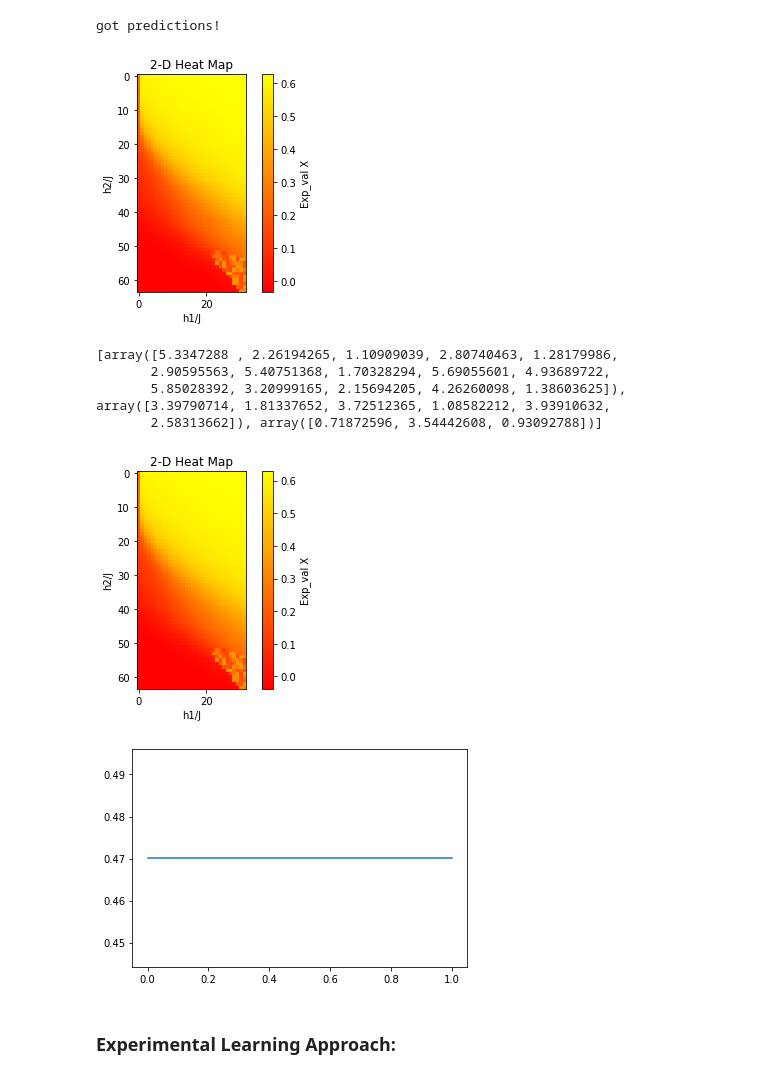
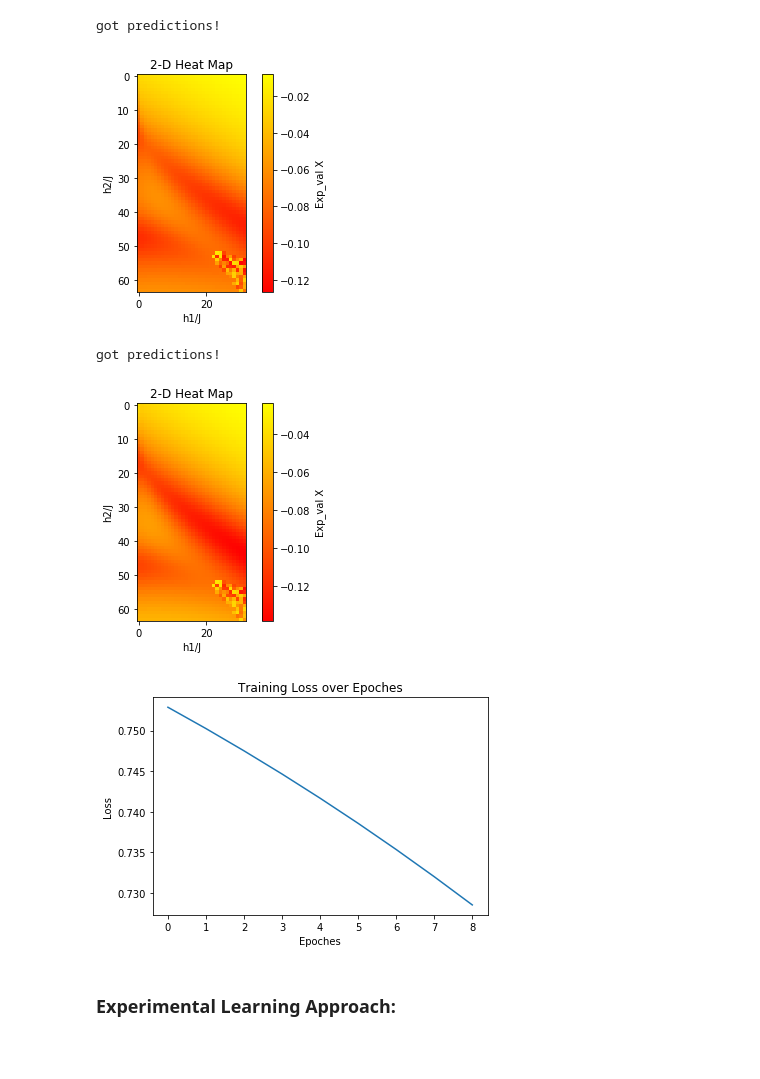
Before and after one commit to Jaybsoni/Quantum-Convolutional-Neural-Networks, a Jupyter notebook: qml/QCNN testing .ipynb, the cells around one changed output. Cells and saved outputs as stored; diff of their text form; code cells hidden in the pictures; blank space fills up the shorter version.

Commit message:
fully tested! qml module ready to go

```diff
--- a/qml/QCNN testing .ipynb
+++ b/qml/QCNN testing .ipynb
@@ -65,13 +38,40 @@ initial_params = copy.deepcopy(my_qcnn.params)
+# %%
+## Model
+my_qcnn = q.Qcnn(num_qubits)
+
+## Add Custom layer:
+legacy_fully_connected_layer = cl.get_legacy_fc_layer(num_qubits // 3)  # because we will be pooling out 2/3 of the qubits
+my_qcnn.Layers[legacy_fully_connected_layer.name] = legacy_fully_connected_layer # we have to add it to our model class variable
+
+
+## def structure:
+my_qcnn.add_layer(my_qcnn.Layers["legacy_conv4_layer"], kwargs={"label":"C4_1"} )
+my_qcnn.add_layer(my_qcnn.Layers["legacy_conv_layer"], kwargs={"label": "C2"})
+# my_qcnn.add_layer(my_qcnn.Layers["legacy_conv_layer"], kwargs={"label": "C3", "start_index": 1})
+# my_qcnn.add_layer(my_qcnn.Layers["legacy_conv_layer"], kwargs={"label": "C4", "start_index": 2})
+my_qcnn.add_layer(my_qcnn.Layers["legacy_pool_layer"], kwargs={"label": "P1",
+                                                               "update_active_qubits": {"group_len": 3, "target": 1}})
+                                                              # after this we have pooled out 2 out of every 3 qubits
+
+my_qcnn.add_layer(my_qcnn.Layers[legacy_fully_connected_layer.name], kwargs={})  # this is the custom layer we added earlier !
+
+## Initialize parameters:
+my_qcnn.initialize_params(random=True)
+initial_params = copy.deepcopy(my_qcnn.params)
+
+## visual check :
+# circ = my_qcnn.generate_circ(my_qcnn.params)
+# circ.draw(reverse_bits=True)
 # %% [markdown]
 ### Learning as described in paper:
 # %%
 ## Learning as described in paper:
-learning_rate = 10
+learning_rate = 100000  # intial value was 10 but this quantity doesn't learn fast enough !
 successive_loss = 1.0 # initialize to arbitrary value > 10^-5
 loss_lst = []  # initialize
 iteration_num = 1
 
-while (abs(successive_loss) > 1e-5) and (iteration_num < 1000):
+while (abs(successive_loss) > 1e-5) and (iteration_num < 10):
     pred = my_qcnn.forward(train_data, my_qcnn.params.copy())
     loss = my_qcnn.mse_loss(pred, labels)
 
@@ -88,10 +88,11 @@ while (abs(successive_loss) > 1e-5) and (iteration_num < 1000):
             learning_rate /= 2  # if it gets bigger, decrease learning rate by 50%
 
     grad_mat = my_qcnn.compute_grad(train_data, labels)
+#     grad_mat = my_qcnn.compute_grad_w_mp(train_data, labels)  # with multi processing
     my_qcnn.update_params(grad_mat, learning_rate)
 
     loss_lst.append(loss)
     iteration_num += 1
 
-params = copy.deepcopy(my_qcnn.params)
+# params = copy.deepcopy(my_qcnn.params)
 # %% [output]
@@ -136,14 +128,10 @@ plt.xlabel('h1/J')
 plt.ylabel('h2/J')
 plt.show()
 # %% [output]
-[figure, old version]
+[figure, new version]
 # %%
 ## heat_map for initial params (graph visualization) :
 initial_predictions = my_qcnn.forward(test_data, initial_params)
+print('got predictions!')
+# %% [output]
+got predictions!
-# %%
-print(initial_params)
-# %% [output]
-[array([5.3347288 , 2.26194265, 1.10909039, 2.80740463, 1.28179986,
-       2.90595563, 5.40751368, 1.70328294, 5.69055601, 4.93689722,
-       5.85028392, 3.20999165, 2.15694205, 4.26260098, 1.38603625]), array([3.39790714, 1.81337652, 3.72512365, 1.08582212, 3.93910632,
-       2.58313662]), array([0.71872596, 3.54442608, 0.93092788])]
@@ -162,15 +152,18 @@ plt.xlabel('h1/J')
 plt.ylabel('h2/J')
 plt.show()
 # %% [output]
-[figure, old version]
+[figure, new version]
 # %%
 ## Loss plot:
 x_axis = range(len(loss_lst))
 
 plt.plot(x_axis, loss_lst)
+plt.title('Training Loss over Epoches')
+plt.xlabel('Epoches')
+plt.ylabel("Loss")
 plt.show()
 # %% [output]
-[figure, old version]
+[figure, new version]
 # %% [markdown]
 ### Experimental Learning Approach:
 # %%
```
Also changed, not shown: parts of 5 cells of this notebook, 2 other files.
